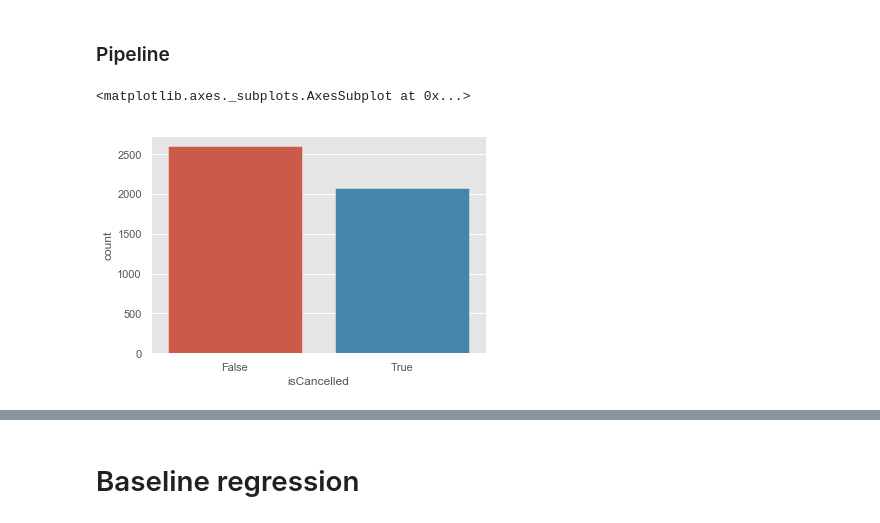
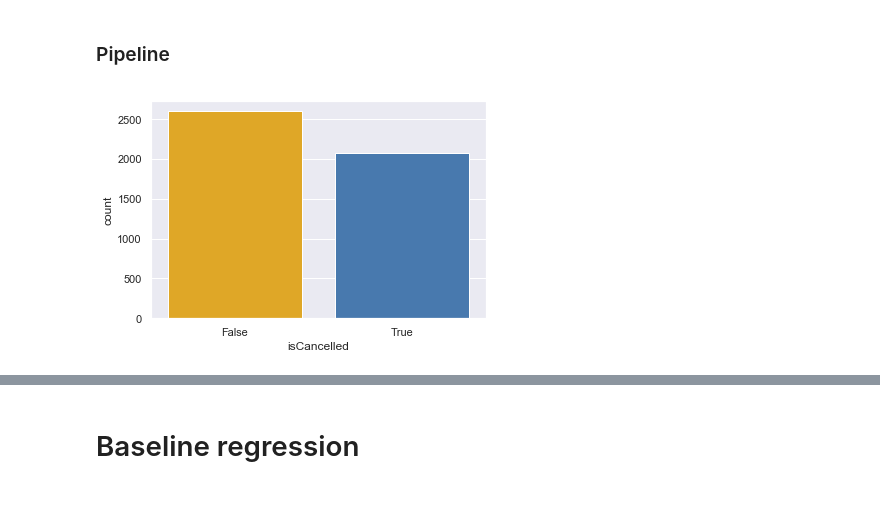
Before and after one commit to nathfy/paperUwe_v1, a Jupyter notebook: Predicting product cancelations for sales retention.ipynb, the cells around one changed output, grey strips where cells are left out. Drawn from its saved outputs; the diff is of its cells as text; code cells hidden in the pictures.

```diff
--- a/Predicting product cancelations for sales retention.ipynb
+++ b/Predicting product cancelations for sales retention.ipynb
@@ -90,6 +85,21 @@ adminAreaKey = 'administrativeArea'
 subCountryKey = 'subCountryArea'
 countryKey = 'country'
 avgDaysToPay='avgDaysToPay'
+# %%
+#seaborn defaults - see http://www.jesshamrick.com/2016/04/13/reproducible-plots/
+sns.set_context("paper")
+# Set the font to be serif, rather than sans
+sns.set(font='serif')
+# Make the background white, and specify the
+# specific font family
+sns.set_style("white", {
+    "font.family": "serif",
+    "font.serif": ["Times", "Palatino", "serif"]
+})
+# configure seaborn https://seaborn.pydata.org/
+sns.set(color_codes=True)
+colors = ["amber", "windows blue", "red","green", "grey", "dusty purple"]
+sns.set_palette(sns.xkcd_palette(colors))
 # %% [markdown]
 # The machine learning pipeline
 ![](https://cdn-images-1.medium.com/max/1600/1*2T5rbjOBGVFdSvtlhCqlNg.png)
@@ -232,10 +242,11 @@ corrDf.corr(method='spearman').style.format("{:.2}").background_gradient(cmap=pl
 # %% [markdown]
 ### Pipeline
 # %%
-sns.countplot(x=isCancelledKey,data=dataFrame)
+bar = sns.countplot(x=isCancelledKey,data=dataFrame)
+fig = bar.get_figure()
+fig.savefig('dependantSpread.eps', format='eps')
 # %% [output]
-<matplotlib.axes._subplots.AxesSubplot at 0x...>
-[figure, old version]
+[figure, new version]
 # %%
 def getTrainTestSplit(df):
     #remove the dependant variable and columns that have no value in training
```
Also changed, not shown: parts of 13 cells of this notebook, 6 other files.
